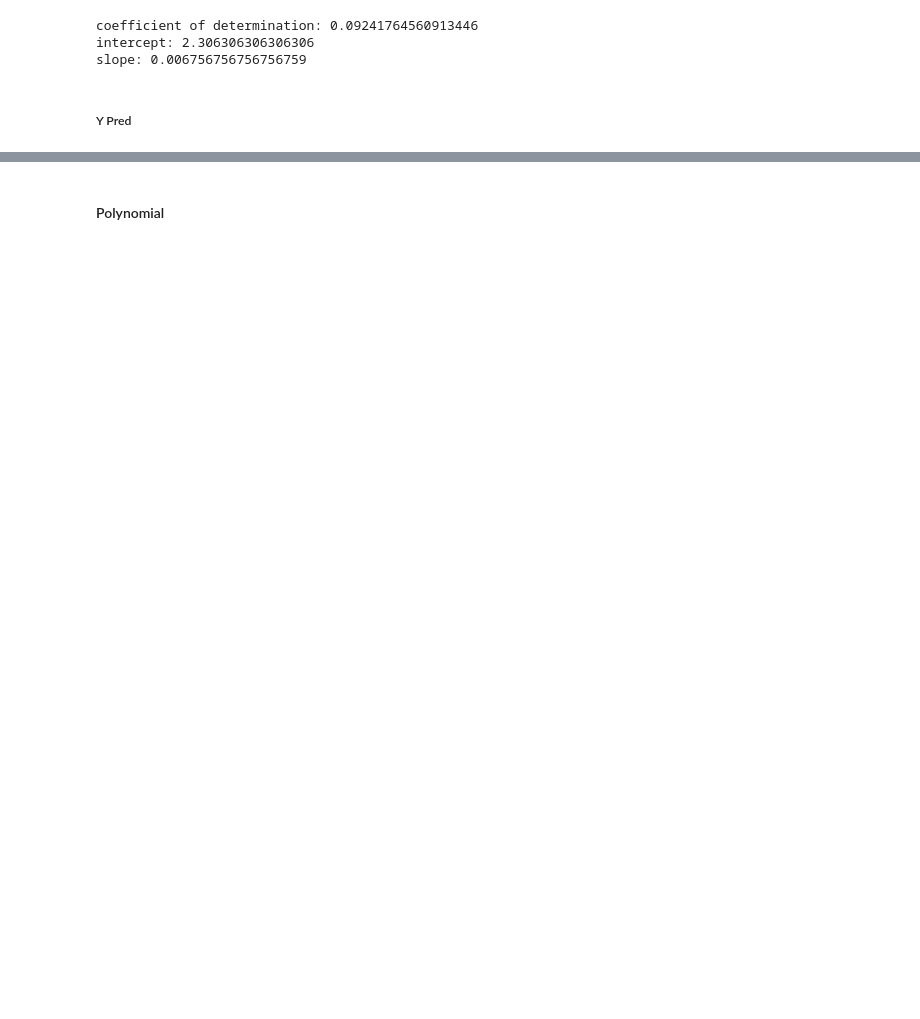
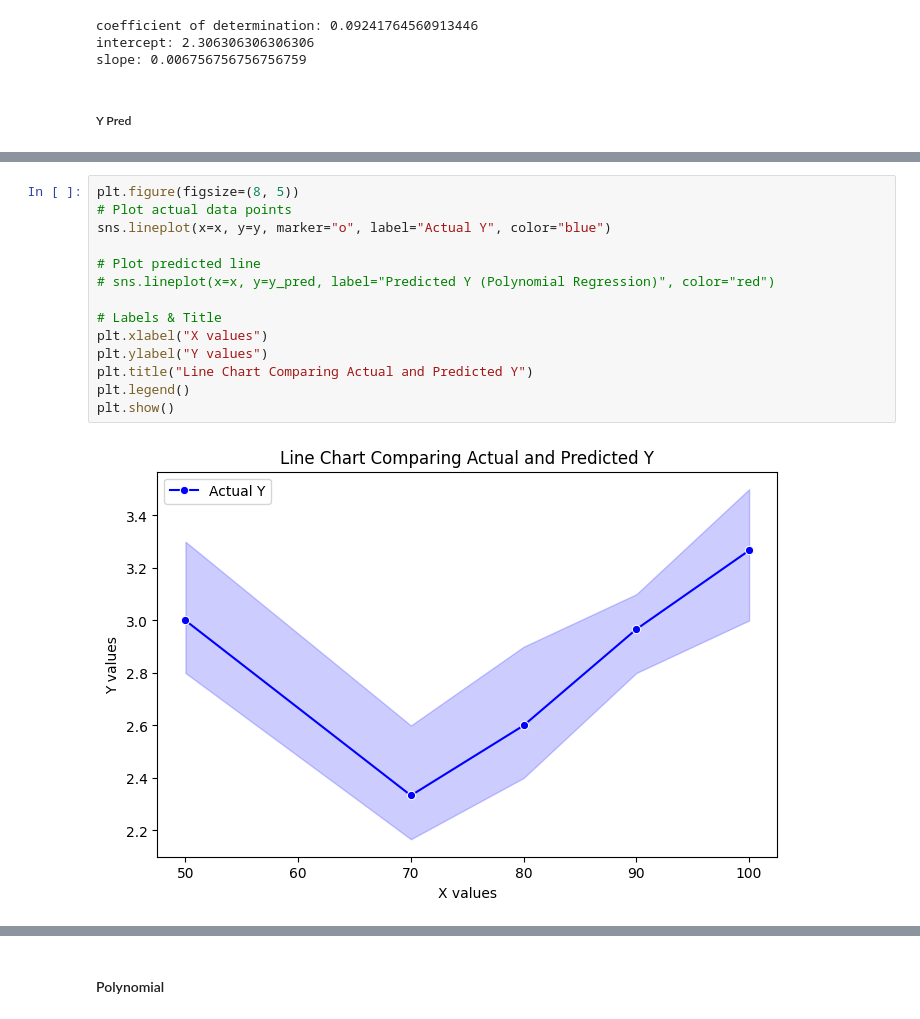
Before and after one commit to setiadha-unc/data720, a Jupyter notebook: Data710Homework/homework2q2-chisquare.ipynb, the cells around one changed output, grey strips where cells are left out. Cells and saved outputs as stored; diff of their text form; blank space fills up the shorter version.

```diff
--- a/Data710Homework/homework2q2-chisquare.ipynb
+++ b/Data710Homework/homework2q2-chisquare.ipynb
@@ -46,0 +81,16 @@ plt.show()
+# %%
+plt.figure(figsize=(8, 5))
+# Plot actual data points
+sns.lineplot(x=x, y=y, marker="o", label="Actual Y", color="blue")
+
+# Plot predicted line
+# sns.lineplot(x=x, y=y_pred, label="Predicted Y (Polynomial Regression)", color="red")
+
+# Labels & Title
+plt.xlabel("X values")
+plt.ylabel("Y values")
+plt.title("Line Chart Comparing Actual and Predicted Y")
+plt.legend()
+plt.show()
+# %% [output]
+[figure, added]
```
Also changed, not shown: parts of 13 cells of this notebook, 3 other files.
